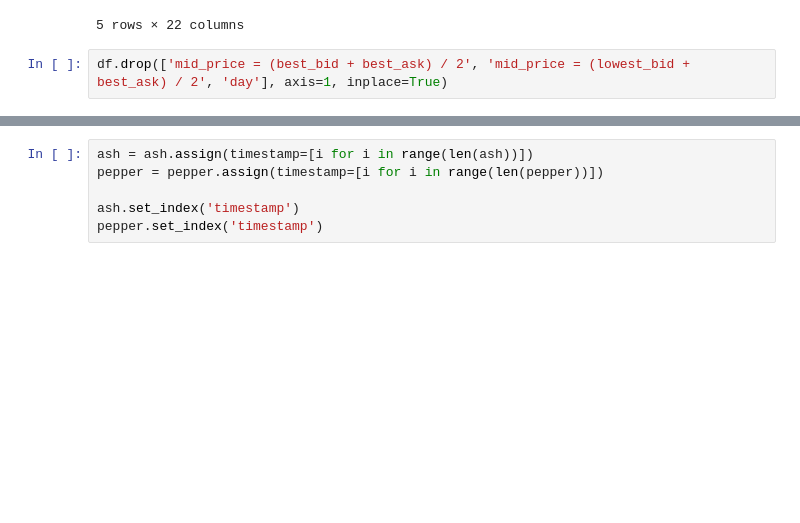
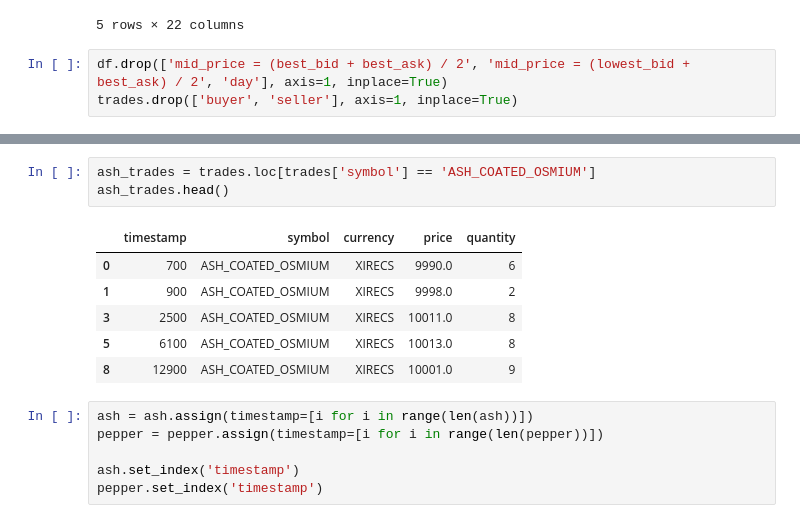
Before and after one commit to orazkhannn/prosperity_alc, a Jupyter notebook: traders/baha/data.ipynb, the cells around one changed output, grey strips where cells are left out. Cells and saved outputs as stored; diff of their text form; blank space fills up the shorter version.

```diff
--- a/traders/baha/data.ipynb
+++ b/traders/baha/data.ipynb
@@ -37,6 +51,7 @@ df.head()
 5 rows × 22 columns
 # %%
 df.drop(['mid_price = (best_bid + best_ask) / 2', 'mid_price = (lowest_bid + best_ask) / 2', 'day'], axis=1, inplace=True)
+trades.drop(['buyer', 'seller'], axis=1, inplace=True)
 # %%
 ash = df.loc[df['product'] == 'ASH_COATED_OSMIUM']
 pepper = df.loc[df['product'] == 'INTARIAN_PEPPER_ROOT']
@@ -49,6 +64,16 @@ ash.head()
 | 5 | 200 | ASH_COATED_OSMIUM | 9992.0 | 15.0 | 9989.0 | 30.0 | NaN | NaN | ... |
 | 6 | 300 | ASH_COATED_OSMIUM | 9992.0 | 13.0 | 9989.0 | 26.0 | NaN | NaN | ... |
 | 8 | 400 | ASH_COATED_OSMIUM | 9992.0 | 15.0 | NaN | NaN | NaN | NaN | ... |
+# %%
+ash_trades = trades.loc[trades['symbol'] == 'ASH_COATED_OSMIUM']
+ash_trades.head()
+# %% [output]
+|  | timestamp | symbol | currency | price | quantity |
+| 0 | 700 | ASH_COATED_OSMIUM | XIRECS | 9990.0 | 6 |
+| 1 | 900 | ASH_COATED_OSMIUM | XIRECS | 9998.0 | 2 |
+| 3 | 2500 | ASH_COATED_OSMIUM | XIRECS | 10011.0 | 8 |
+| 5 | 6100 | ASH_COATED_OSMIUM | XIRECS | 10013.0 | 8 |
+| 8 | 12900 | ASH_COATED_OSMIUM | XIRECS | 10001.0 | 9 |
 # %%
 ash = ash.assign(timestamp=[i for i in range(len(ash))])
 pepper = pepper.assign(timestamp=[i for i in range(len(pepper))])
```
Also changed, not shown: parts of 8 cells of this notebook, 1 other file.
